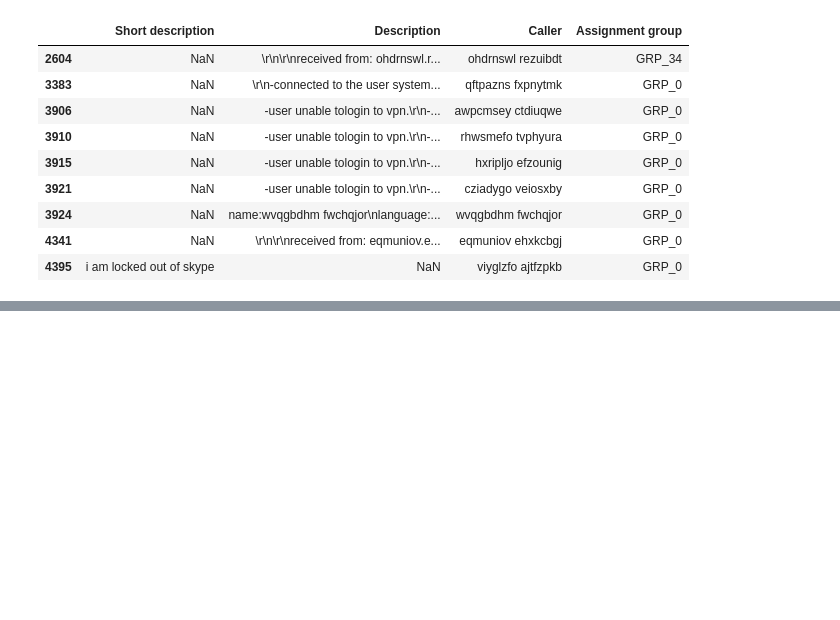
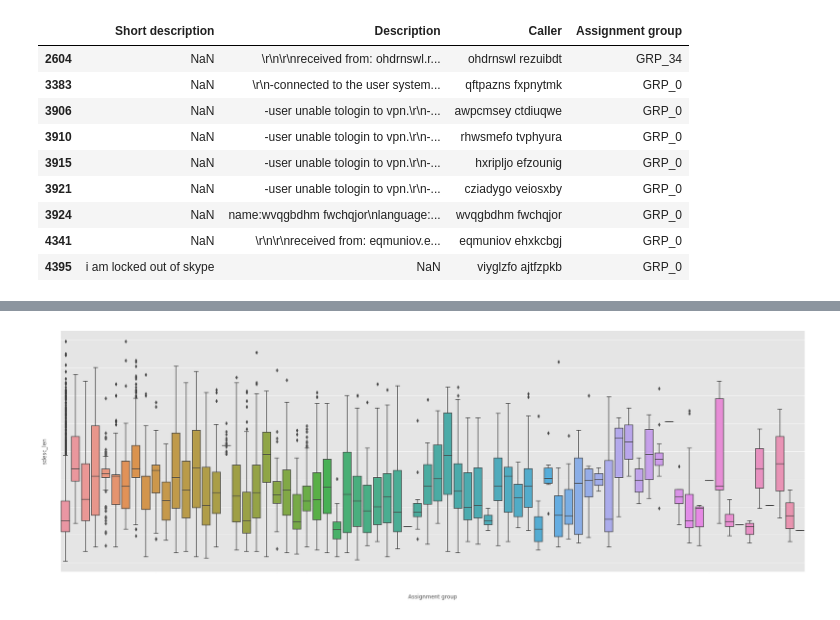
Before and after one commit to arvind2047/gl_capstone, a Jupyter notebook: GL_AIML_Capstone_Sep2020.ipynb, the cells around one changed output, grey strips where cells are left out. Saved outputs shown, nothing was run; the diff lists cells and outputs as text; code cells hidden in the pictures; blank space fills up the shorter version.

```diff
--- a/GL_AIML_Capstone_Sep2020.ipynb
+++ b/GL_AIML_Capstone_Sep2020.ipynb
@@ -685,0 +184,7 @@ incidents_upd_en.head()
+# %%
+plt.figure(figsize=(30,10))
+lengths = sns.boxplot(data=incidents, x='Assignment group', y='sdesc_len')
+lengths.set_xticklabels(lengths.get_xticklabels(),rotation=90)
+plt.show()
+# %% [output]
+[figure, added]
```
Also changed, not shown: parts of 100 cells of this notebook.
